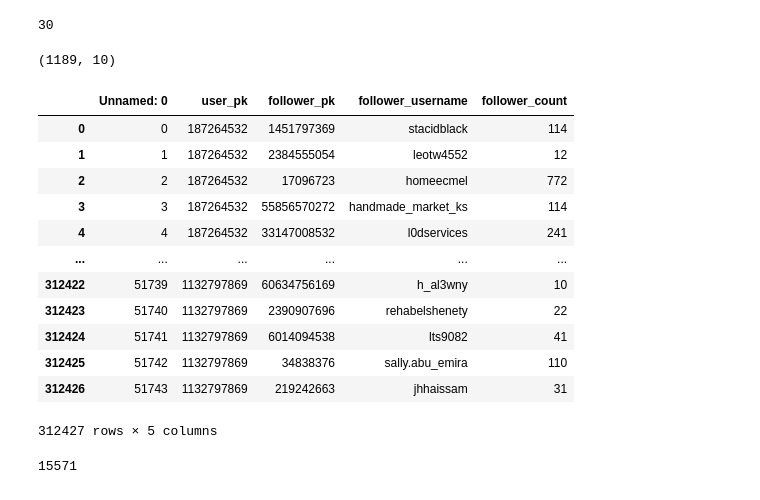
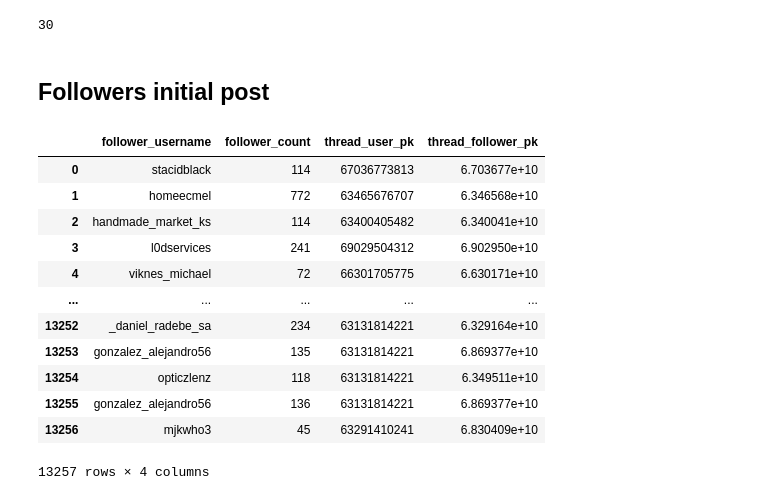
Before and after one commit to Alexis2628/progettoasnm, a Jupyter notebook: Code/data_extraction/reduce.ipynb, the cells around one changed output. Drawn from its saved outputs; the diff is of its cells as text; code cells hidden in the pictures.

```diff
--- a/Code/data_extraction/reduce.ipynb
+++ b/Code/data_extraction/reduce.ipynb
@@ -14,5 +73,0 @@ df_post2= pd.read_csv("post_Artificial_Intelligence.csv")
-# %%
-userpost = list(user_df_post)
-len(userpost)
-# %% [output]
-30
@@ -24,21 +74,24 @@ df_post2.to_csv("reduce/post_Artificial_Intelligence.csv")
-# %%
-df_post2.shape
-# %% [output]
-(1189, 10)
+# %%
+user_df_post = df_init_post["user_pk"].unique()
+len(user_df_post)
+# %% [output]
+30
+# %% [markdown]
+## Followers initial post
 # %%
-df_postf= pd.read_csv("followers_Artificial_Intelligence.csv")
-df_postf
+df_followers = pd.read_csv("reduce/followers_Artificial_Intelligence.csv")
+df_followers
 # %% [output]
-|  | Unnamed: 0 | user_pk | follower_pk | follower_username | follower_count |
-| 0 | 0 | 187264532 | 1451797369 | stacidblack | 114 |
-| 1 | 1 | 187264532 | 2384555054 | leotw4552 | 12 |
-| 2 | 2 | 187264532 | 17096723 | homeecmel | 772 |
-| 3 | 3 | 187264532 | 55856570272 | handmade_market_ks | 114 |
-| 4 | 4 | 187264532 | 33147008532 | l0dservices | 241 |
-| ... | ... | ... | ... | ... | ... |
-| 312422 | 51739 | 1132797869 | 60634756169 | h_al3wny | 10 |
-| 312423 | 51740 | 1132797869 | 2390907696 | rehabelshenety | 22 |
-| 312424 | 51741 | 1132797869 | 6014094538 | lts9082 | 41 |
-| 312425 | 51742 | 1132797869 | 34838376 | sally.abu_emira | 110 |
-| 312426 | 51743 | 1132797869 | 219242663 | jhhaissam | 31 |
+|  | follower_username | follower_count | thread_user_pk | thread_follower_pk |
+| 0 | stacidblack | 114 | 67036773813 | 6.703677e+10 |
+| 1 | homeecmel | 772 | 63465676707 | 6.346568e+10 |
+| 2 | handmade_market_ks | 114 | 63400405482 | 6.340041e+10 |
+| 3 | l0dservices | 241 | 69029504312 | 6.902950e+10 |
+| 4 | viknes_michael | 72 | 66301705775 | 6.630171e+10 |
+| ... | ... | ... | ... | ... |
+| 13252 | _daniel_radebe_sa | 234 | 63131814221 | 6.329164e+10 |
+| 13253 | gonzalez_alejandro56 | 135 | 63131814221 | 6.869377e+10 |
+| 13254 | opticzlenz | 118 | 63131814221 | 6.349511e+10 |
+| 13255 | gonzalez_alejandro56 | 136 | 63131814221 | 6.869377e+10 |
+| 13256 | mjkwho3 | 45 | 63291410241 | 6.830409e+10 |
-312427 rows × 5 columns
+13257 rows × 4 columns
@@ -49,5 +97,0 @@ df_postf.to_csv("reduce/followers_Artificial_Intelligence.csv")
-# %%
-follower_user = list(df_postf["follower_pk"].unique())
-len(follower_user)
-# %% [output]
-15571
```
Also changed, not shown: parts of 22 cells of this notebook, 29 other files.
